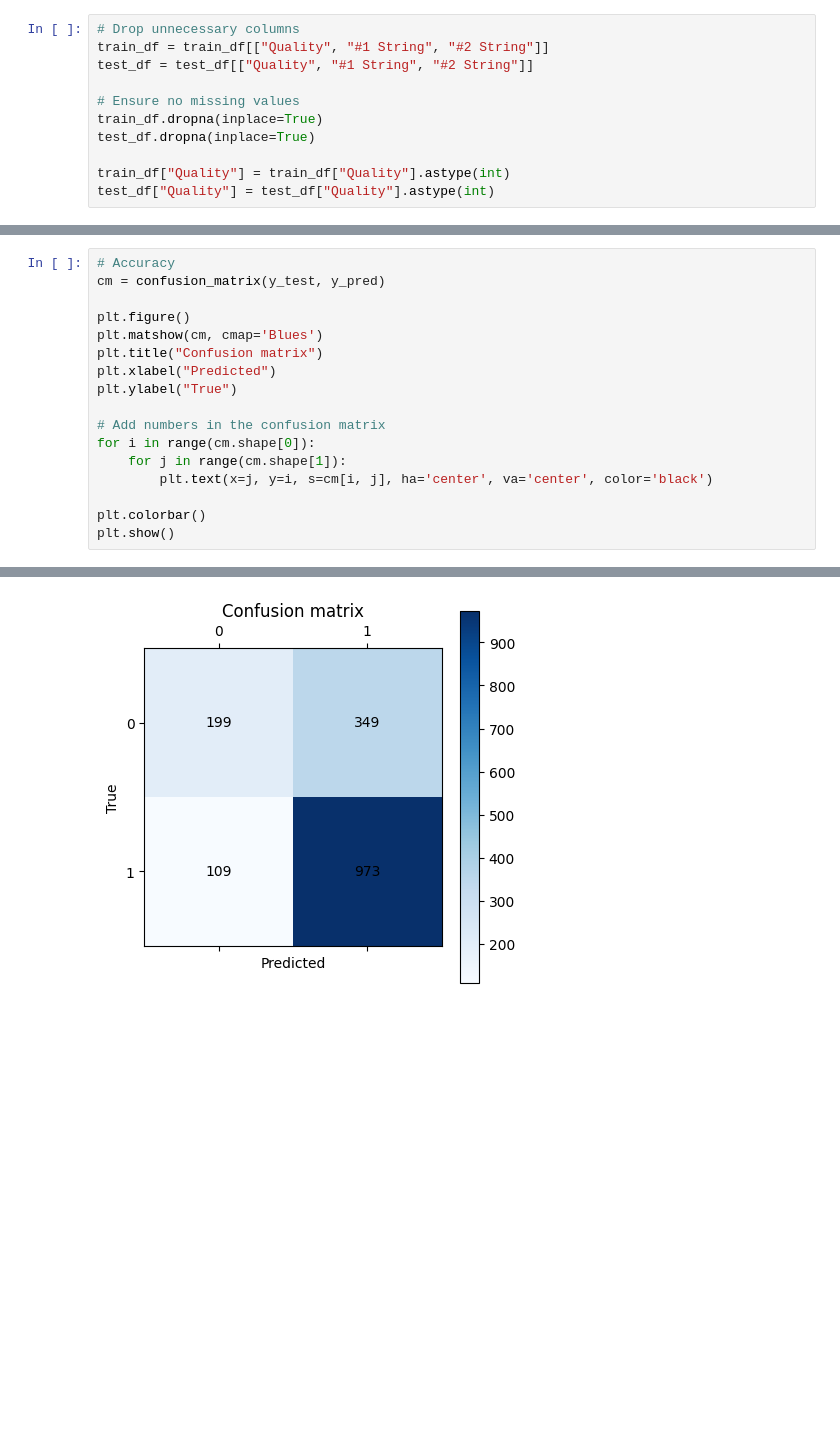
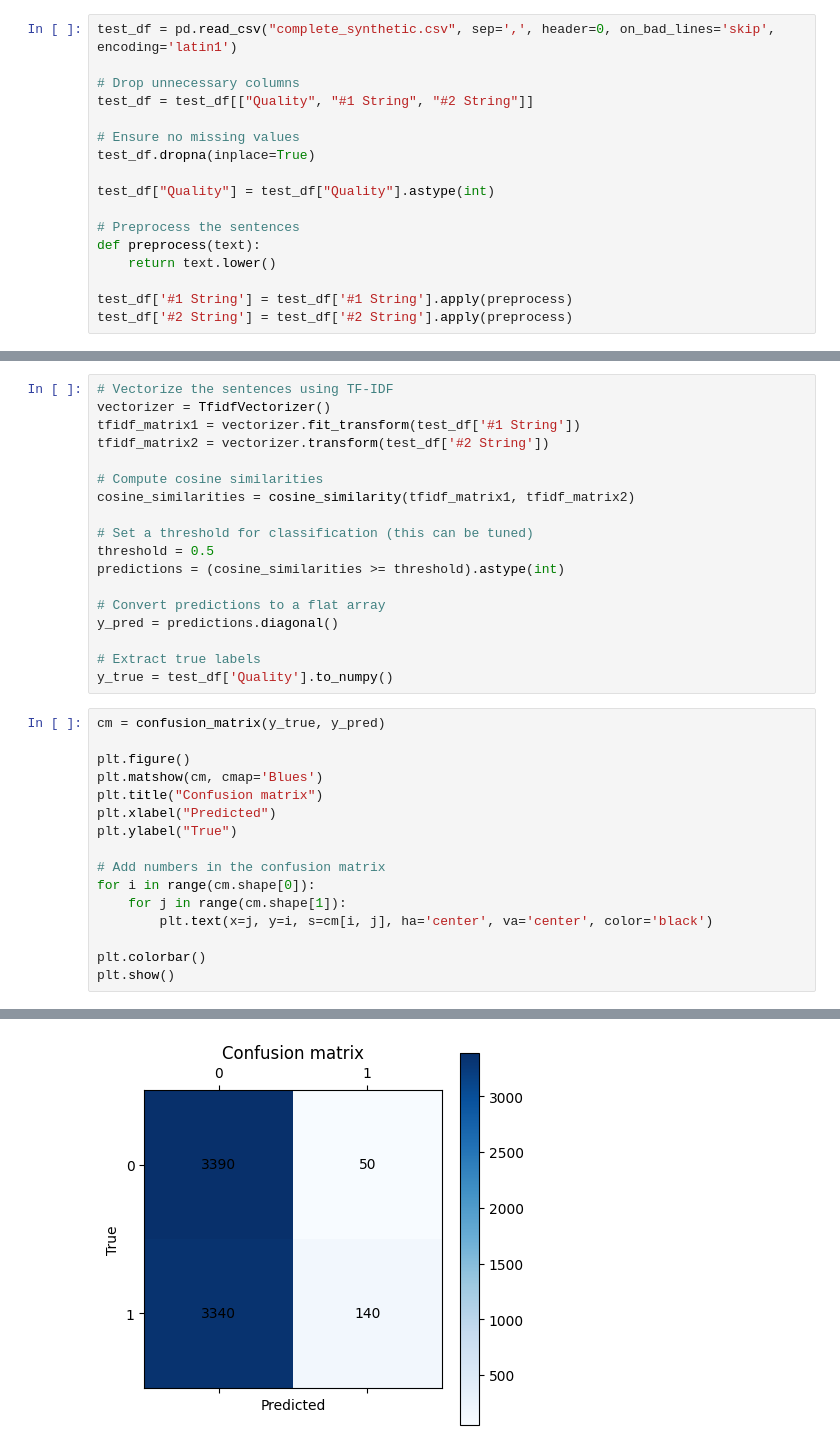
Before and after one commit to RohitShelke10/VA_Assignment2, a Jupyter notebook: AlgorithmA.ipynb, the cells around one changed output, grey strips where cells are left out. Saved outputs shown, nothing was run; the diff lists cells and outputs as text; blank space fills up the shorter version.

```diff
--- a/AlgorithmA.ipynb
+++ b/AlgorithmA.ipynb
@@ -30,11 +84,17 @@ test_df = pd.read_csv(test_dataset_path, sep='\t', header=0, on_bad_lines='skip'
 # %%
+test_df = pd.read_csv("complete_synthetic.csv", sep=',', header=0, on_bad_lines='skip', encoding='latin1')
+
 # Drop unnecessary columns
-train_df = train_df[["Quality", "#1 String", "#2 String"]]
 test_df = test_df[["Quality", "#1 String", "#2 String"]]
 
 # Ensure no missing values
-train_df.dropna(inplace=True)
 test_df.dropna(inplace=True)
 
-train_df["Quality"] = train_df["Quality"].astype(int)
 test_df["Quality"] = test_df["Quality"].astype(int)
+
+# Preprocess the sentences
+def preprocess(text):
+    return text.lower()
+
+test_df['#1 String'] = test_df['#1 String'].apply(preprocess)
+test_df['#2 String'] = test_df['#2 String'].apply(preprocess)
@@ -73,21 +101,38 @@ y_pred = clf.predict(X_test)
+# %%
+# Vectorize the sentences using TF-IDF
+vectorizer = TfidfVectorizer()
+tfidf_matrix1 = vectorizer.fit_transform(test_df['#1 String'])
+tfidf_matrix2 = vectorizer.transform(test_df['#2 String'])
+
+# Compute cosine similarities
+cosine_similarities = cosine_similarity(tfidf_matrix1, tfidf_matrix2)
+
+# Set a threshold for classification (this can be tuned)
+threshold = 0.5
+predictions = (cosine_similarities >= threshold).astype(int)
+
+# Convert predictions to a flat array
+y_pred = predictions.diagonal()
+
+# Extract true labels
+y_true = test_df['Quality'].to_numpy()
 # %%
-# Accuracy
-cm = confusion_matrix(y_test, y_pred)
+cm = confusion_matrix(y_true, y_pred)
 
 plt.figure()
 plt.matshow(cm, cmap='Blues')
 plt.title("Confusion matrix")
 plt.xlabel("Predicted")
 plt.ylabel("True")
 
 # Add numbers in the confusion matrix
 for i in range(cm.shape[0]):
     for j in range(cm.shape[1]):
         plt.text(x=j, y=i, s=cm[i, j], ha='center', va='center', color='black')
 
 plt.colorbar()
 plt.show()
 # %% [output]
 <Figure size 640x480 with 0 Axes>
-[figure, old version]
+[figure, new version]
 # %%
```
Also changed, not shown: parts of 14 cells of this notebook, 3 other files.
